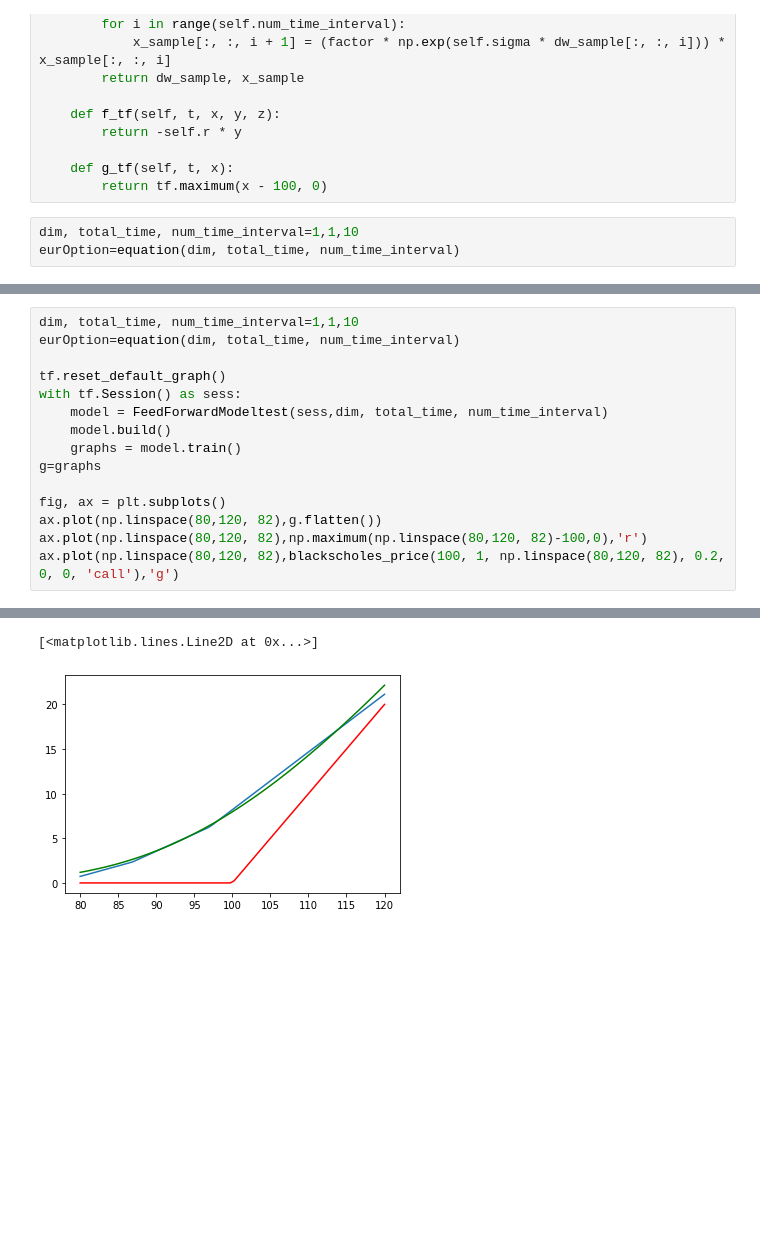
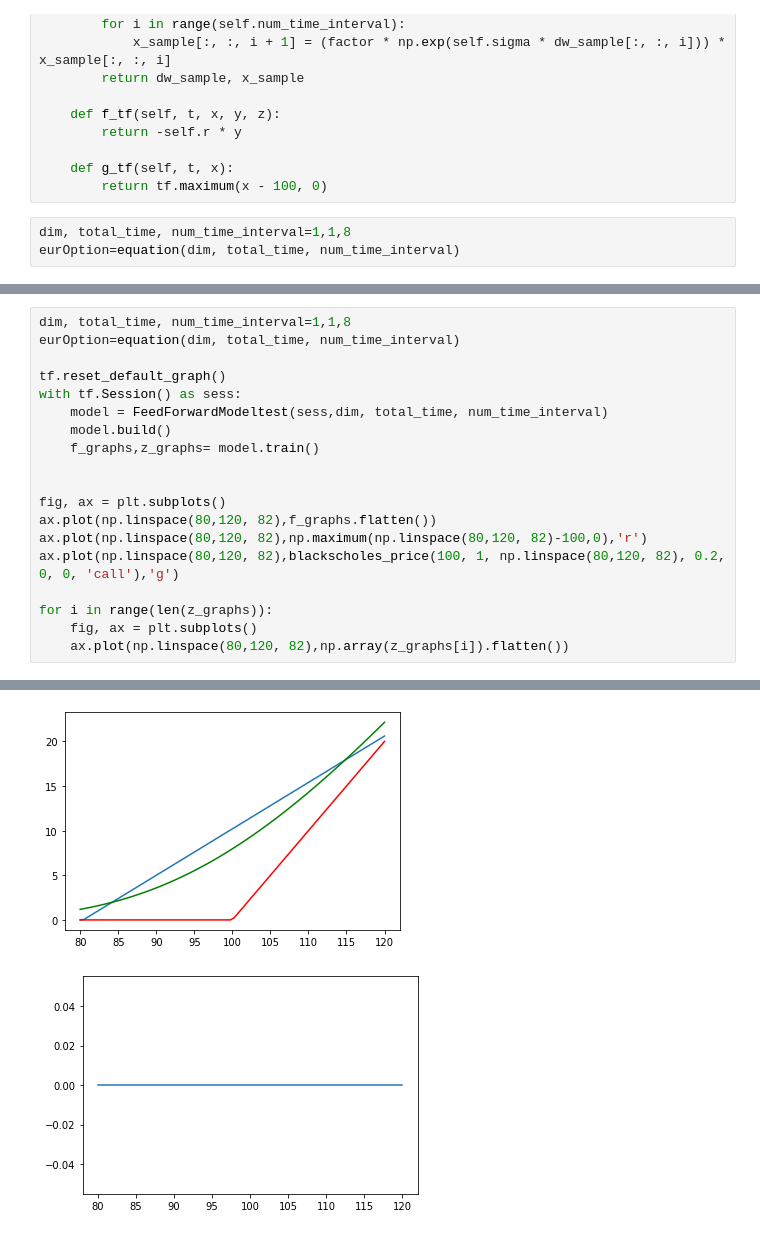
Before and after one commit to thlu1025/bsde_project, a Jupyter notebook: main-test.ipynb, the cells around one changed output, grey strips where cells are left out. Cells and saved outputs as stored; diff of their text form; blank space fills up the shorter version.

```diff
--- a/main-test.ipynb
+++ b/main-test.ipynb
@@ -58,7 +58,7 @@ class equation(object):
     def g_tf(self, t, x):
         return tf.maximum(x - 100, 0)
 # %%
-dim, total_time, num_time_interval=1,1,10
+dim, total_time, num_time_interval=1,1,8
 eurOption=equation(dim, total_time, num_time_interval)
 # %%
 TF_DTYPE = tf.float32
@@ -174,18 +197,22 @@ class FeedForwardModeltest(object):
         sigma=0.2
         return (tf.math.log(s/k)+(r+sigma*sigma/2)*t)/(sigma*np.sqrt(t))
 # %%
-dim, total_time, num_time_interval=1,1,10
+dim, total_time, num_time_interval=1,1,8
 eurOption=equation(dim, total_time, num_time_interval)
 
 tf.reset_default_graph()
 with tf.Session() as sess:
     model = FeedForwardModeltest(sess,dim, total_time, num_time_interval)
     model.build()
-    graphs = model.train()
-g=graphs
+    f_graphs,z_graphs= model.train()
+
 
 fig, ax = plt.subplots()
-ax.plot(np.linspace(80,120, 82),g.flatten())
+ax.plot(np.linspace(80,120, 82),f_graphs.flatten())
 ax.plot(np.linspace(80,120, 82),np.maximum(np.linspace(80,120, 82)-100,0),'r')
 ax.plot(np.linspace(80,120, 82),blackscholes_price(100, 1, np.linspace(80,120, 82), 0.2, 0, 0, 'call'),'g')
+
+for i in range(len(z_graphs)):
+    fig, ax = plt.subplots()
+    ax.plot(np.linspace(80,120, 82),np.array(z_graphs[i]).flatten())
 # %% [output]
@@ -209,2 +236,2 @@ step: 30000,loss: 9.9383e+00,  elapsed time  47
-[<matplotlib.lines.Line2D at 0x...>]
-[figure, old version]
+[figure, new version]
+[figure, added]
```
Also changed, not shown: parts of 4 cells of this notebook.
